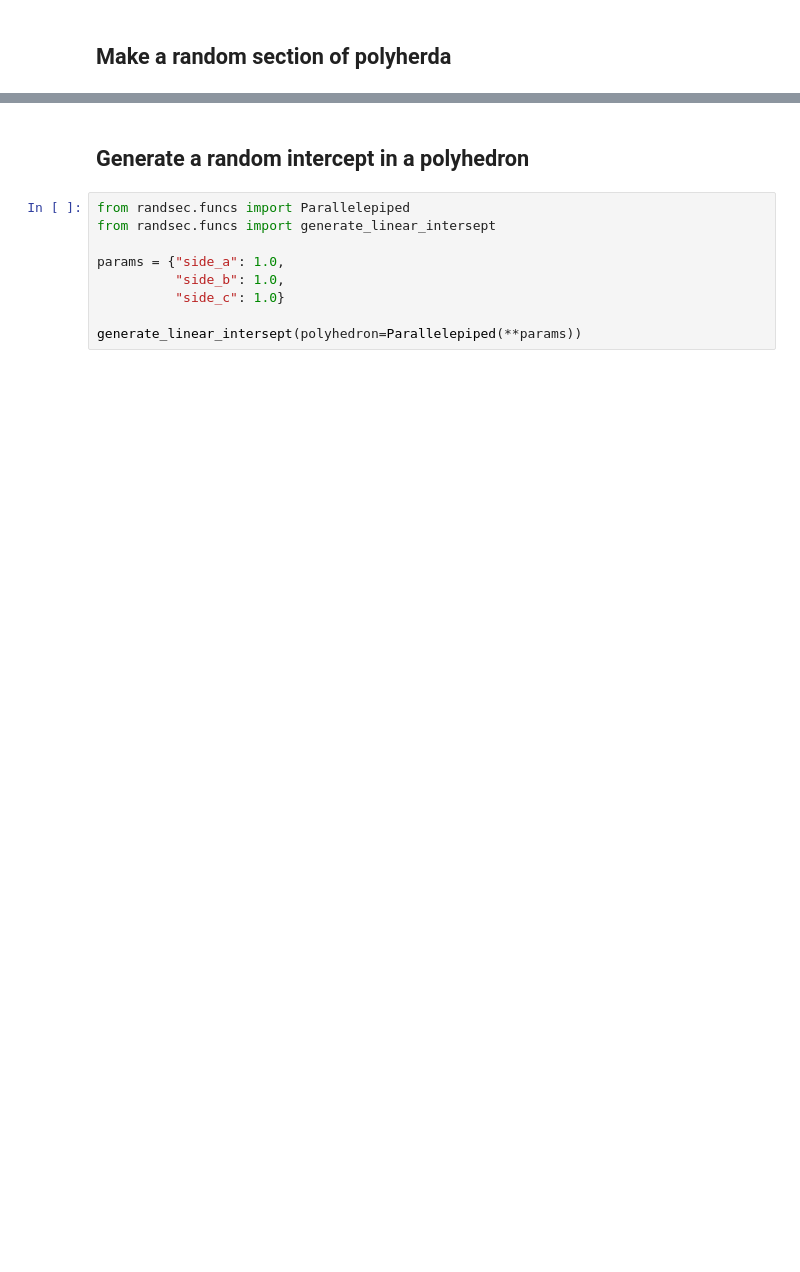
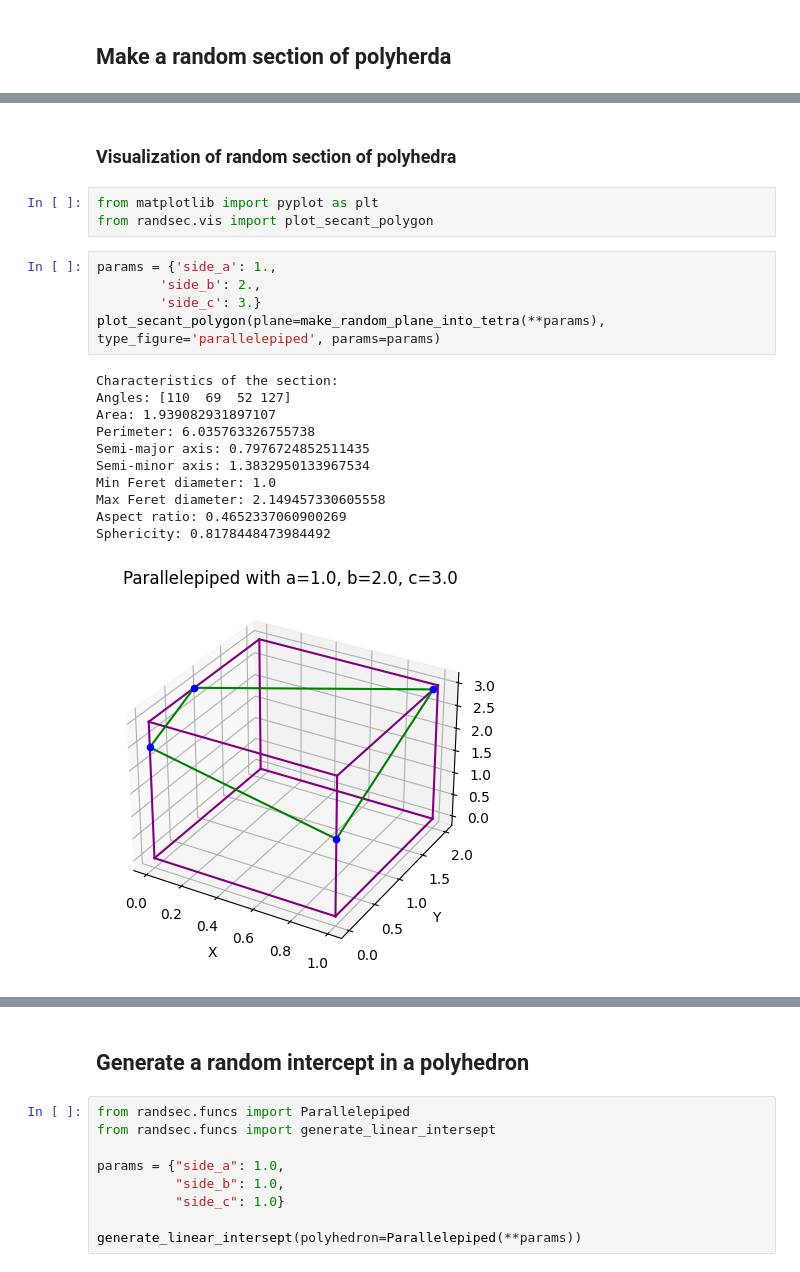
Before and after one commit to lizaconst/RandomSections, a Jupyter notebook: example.ipynb, the cells around one changed output, grey strips where cells are left out. Drawn from its saved outputs; the diff is of its cells as text; blank space fills up the shorter version.

```diff
--- a/example.ipynb
+++ b/example.ipynb
@@ -252,0 +263,22 @@ secant_polygon(WCCoPrism(**params), way=make_random_plane_into_wcco, params=para
+# %% [markdown]
+### Visualization of random section of polyhedra
+# %%
+from matplotlib import pyplot as plt
+from randsec.vis import plot_secant_polygon
+# %%
+params = {'side_a': 1.,
+        'side_b': 2.,
+        'side_c': 3.}
+plot_secant_polygon(plane=make_random_plane_into_tetra(**params), type_figure='parallelepiped', params=params)
+# %% [output]
+Characteristics of the section:
+Angles: [110  69  52 127]
+Area: 1.939082931897107
+Perimeter: 6.035763326755738
+Semi-major axis: 0.7976724852511435
+Semi-minor axis: 1.3832950133967534
+Min Feret diameter: 1.0
+Max Feret diameter: 2.149457330605558
+Aspect ratio: 0.4652337060900269
+Sphericity: 0.8178448473984492
+[figure, added]
```
Also changed, not shown: parts of 28 cells of this notebook, 2 other files.
